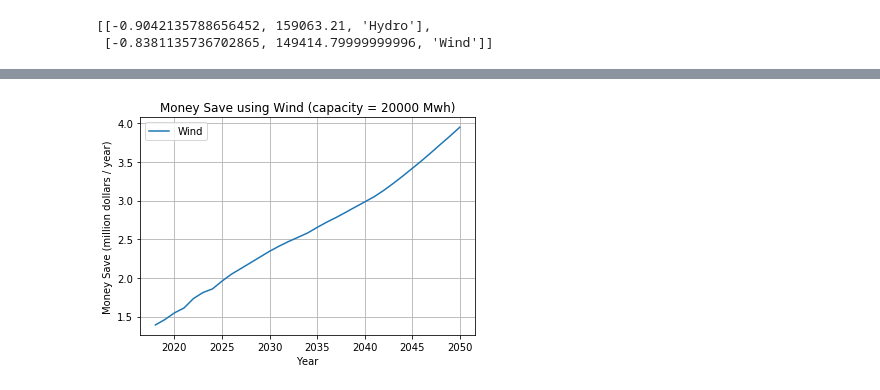
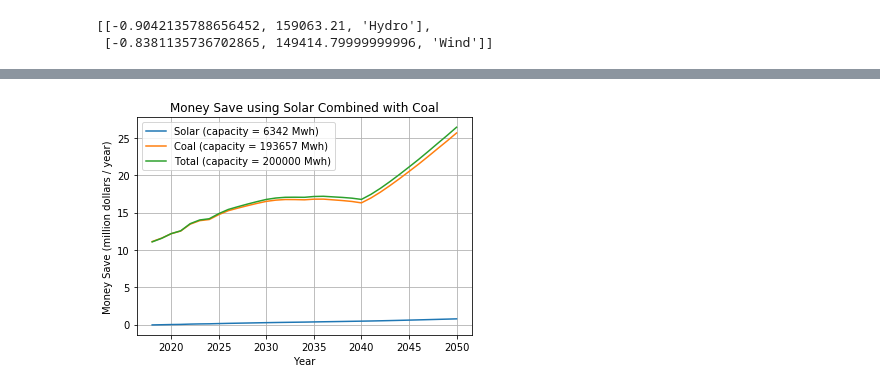
Before and after one commit to tydpan/EASE-Project, a Jupyter notebook: EASE/Core.ipynb, the cells around one changed output, grey strips where cells are left out. Saved outputs shown, nothing was run; the diff lists cells and outputs as text; code cells hidden in the pictures.

```diff
--- a/EASE/Core.ipynb
+++ b/EASE/Core.ipynb
@@ -28,7 +28,7 @@ def rf(prec, ts, tw, ws):
     warnings.filterwarnings('ignore')
 
     input_ = [prec, ts, tw, ws]
-    tree_num = 500
+    tree_num = 5000
     pred_list = []
     vote = {}
     rf = RandomForestClassifier(n_estimators = tree_num)
@@ -261,5 +268,5 @@ def suggest(prec, ts, tw, ws, capacity):
             revenue_total.title('Money Save using ' + clean[2] + ' Combined with ' + conventional[2])
     return revenue_clean, revenue_conv, revenue_total
 # %%
-suggest(2, 75, 30, 1.5, 20000)
+suggest(2, 75, 50, 1.5, 200000)
 # %% [output]
@@ -269 +276 @@ suggest(2, 75, 30, 1.5, 20000)
-[figure, old version]
+[figure, new version]
```
Also changed, not shown: parts of 8 cells of this notebook.
